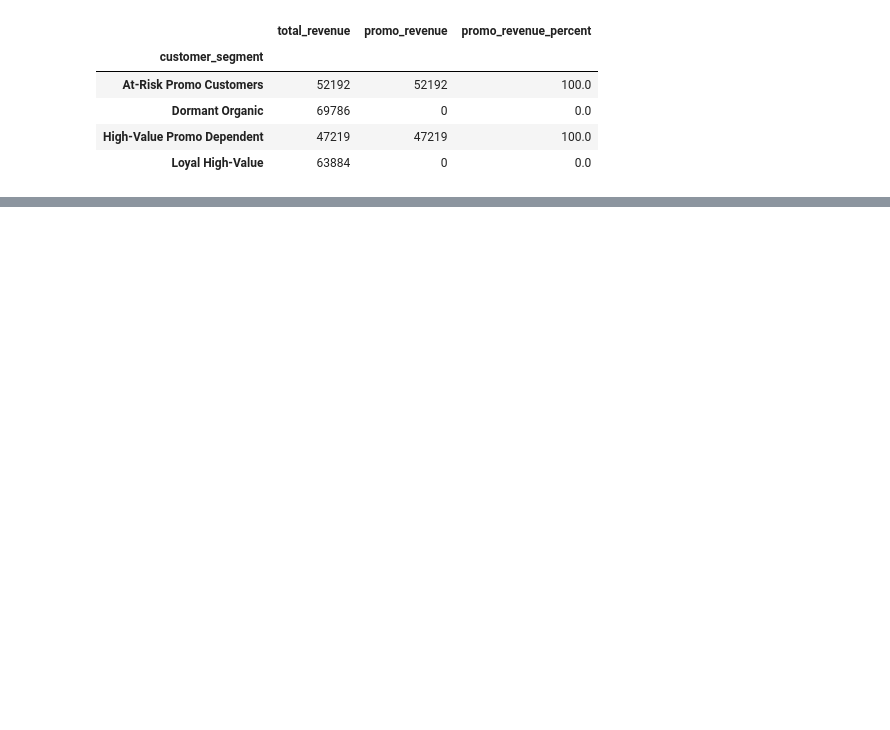
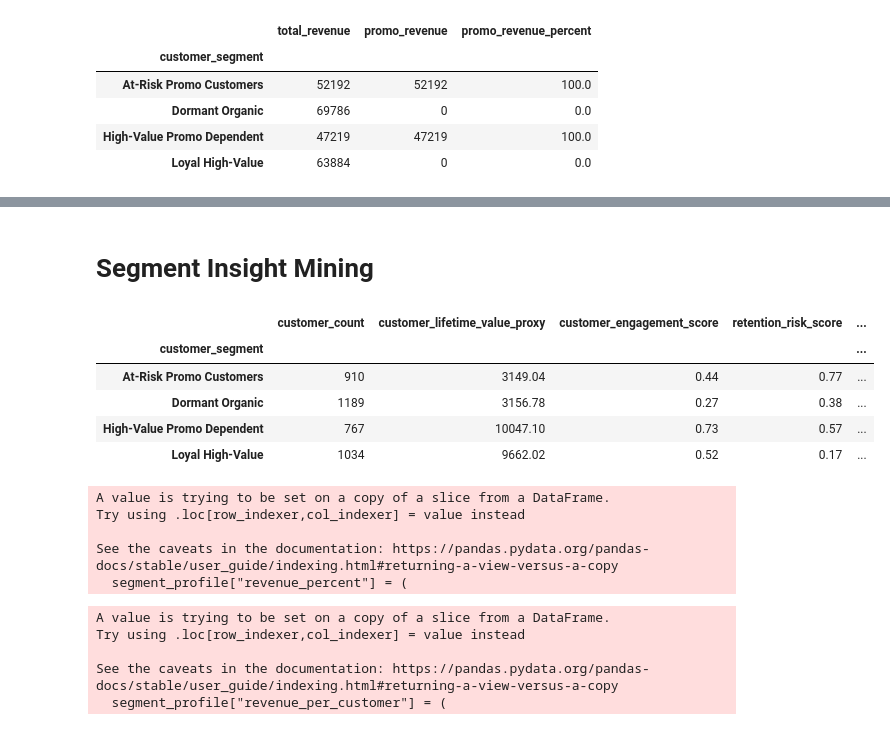
Before and after one commit to 98Dinesh89/SQL-Driven-Retention-Strategy, a Jupyter notebook: notebook/segmentation.ipynb, the cells around one changed output, grey strips where cells are left out. Cells and saved outputs as stored; diff of their text form; code cells hidden in the pictures; blank space fills up the shorter version.

```diff
--- a/notebook/segmentation.ipynb
+++ b/notebook/segmentation.ipynb
@@ -382,0 +426,27 @@ df.to_csv("../data/cleaned/final_segmented_dataset.csv", index=False)
+# %% [markdown]
+# Segment Insight Mining
+# %%
+segment_profile = segment_profile[
+    [
+        "customer_count",
+        "customer_lifetime_value_proxy",
+        "customer_engagement_score",
+        "retention_risk_score",
+        "promo_dependency_score",
+        "promo_revenue_percent",
+        "Purchase Amount (USD)",
+        "Previous Purchases",
+        "frequency_score",
+        "loyalty_score_v1",
+        "loyalty_score_v2"
+    ]
+]
+# %%
+segment_profile
+# %% [output]
+|  | customer_count | customer_lifetime_value_proxy | customer_engagement_score | retention_risk_score | ... |
+| customer_segment |  |  |  |  | ... |
+| At-Risk Promo Customers | 910 | 3149.04 | 0.44 | 0.77 | ... |
+| Dormant Organic | 1189 | 3156.78 | 0.27 | 0.38 | ... |
+| High-Value Promo Dependent | 767 | 10047.10 | 0.73 | 0.57 | ... |
+| Loyal High-Value | 1034 | 9662.02 | 0.52 | 0.17 | ... |
@@ -382,0 +462,24 @@ df.to_csv("../data/cleaned/final_segmented_dataset.csv", index=False)
+# %%
+segment_profile["revenue_percent"] = (
+    segment_revenue_percent.round(2)
+)
+# %% [output]
+A value is trying to be set on a copy of a slice from a DataFrame.
+Try using .loc[row_indexer,col_indexer] = value instead
+
+See the caveats in the documentation: https://pandas.pydata.org/pandas-docs/stable/user_guide/indexing.html#returning-a-view-versus-a-copy
+  segment_profile["revenue_percent"] = (
+# %%
+segment_profile["revenue_per_customer"] = (
+    df.groupby("customer_segment")[
+        "Purchase Amount (USD)"
+    ].sum()
+    /
+    segment_profile["customer_count"]
+).round(2)
+# %% [output]
+A value is trying to be set on a copy of a slice from a DataFrame.
+Try using .loc[row_indexer,col_indexer] = value instead
+
+See the caveats in the documentation: https://pandas.pydata.org/pandas-docs/stable/user_guide/indexing.html#returning-a-view-versus-a-copy
+  segment_profile["revenue_per_customer"] = (
```
Also changed, not shown: parts of 12 cells of this notebook, 1 other file.
